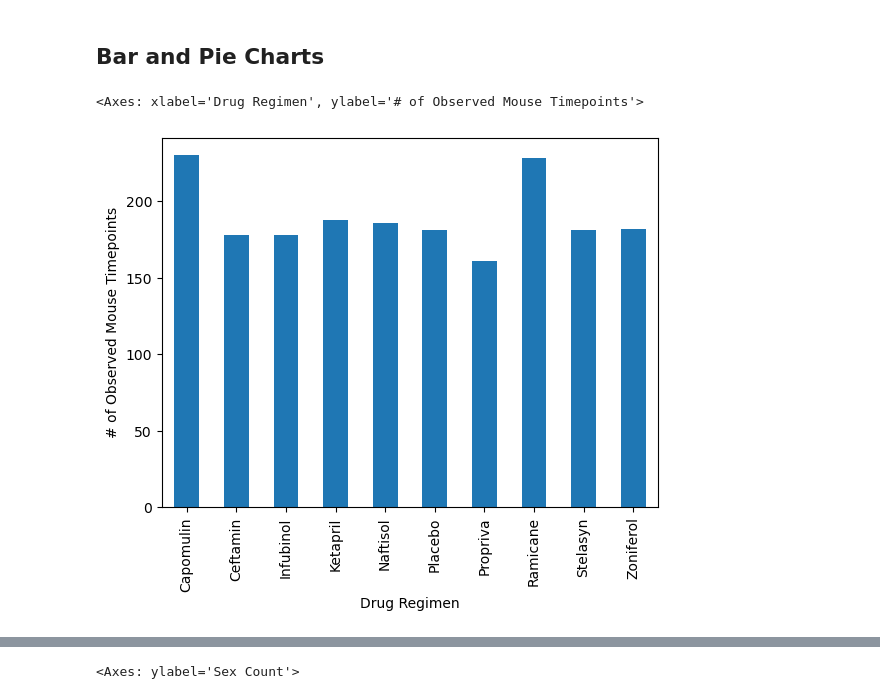
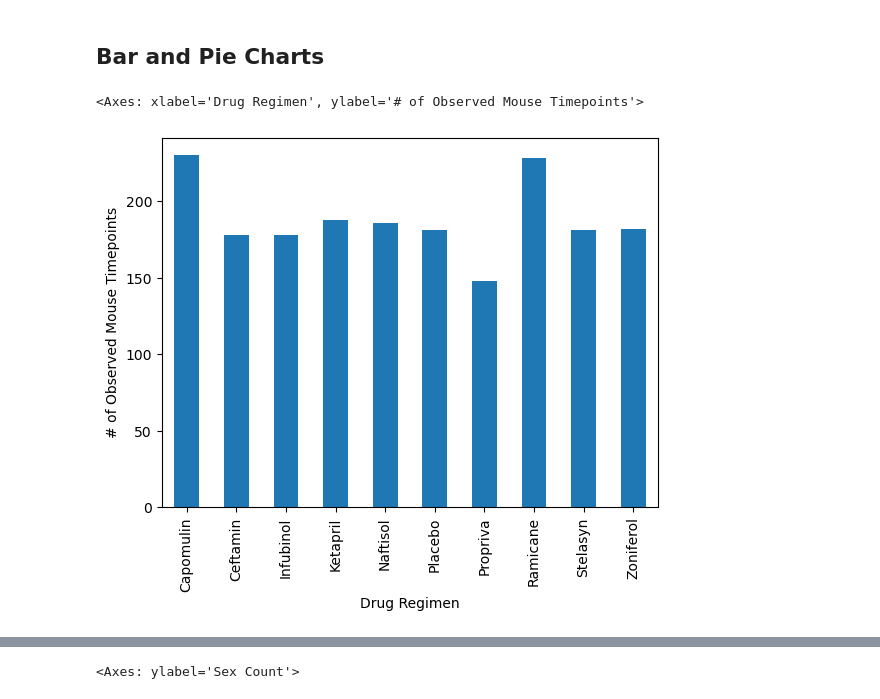
Before and after one commit to Oleslamburger/Module5-challenge, a Jupyter notebook: Starter_Code 3/pymaceuticals_starter_Analysis.ipynb, the cells around one changed output, grey strips where cells are left out. Drawn from its saved outputs; the diff is of its cells as text; code cells hidden in the pictures.

```diff
--- a/Starter_Code 3/pymaceuticals_starter_Analysis.ipynb
+++ b/Starter_Code 3/pymaceuticals_starter_Analysis.ipynb
@@ -8,9 +8,11 @@
 # %%
 # Dependencies and Setup
 import matplotlib.pyplot as plt
+import numpy as np
 import pandas as pd
 import scipy.stats as st
 from pathlib import Path
+from scipy.stats import linregress
 
 # Study data files
 mouse_metadata_path = Path('./Pymaceuticals/data/Mouse_metadata.csv')
@@ -22,10 +24,10 @@ mouse_metadata = pd.read_csv(mouse_metadata_path)
 study_results = pd.read_csv(study_results_path)
 
 # Combine the data into a single DataFrame
-Pymaceuticals_DF = pd.merge(mouse_metadata, study_results, how='left', on=["Mouse ID"])
+Pymaceuticals_DF = pd.merge(mouse_metadata, study_results, how='outer', on=["Mouse ID"])
 
 # Display the data table for preview
-Pymaceuticals_DF
+Pymaceuticals_DF.head()
 # %% [output]
 |  | Mouse ID | Drug Regimen | Sex | Age_months | Weight (g) | Timepoint | Tumor Volume (mm3) | ... |
 | 0 | k403 | Ramicane | Male | 21 | 16 | 0 | 45.000000 | ... |
@@ -77,6 +68,7 @@ KeyError: True
 # %%
 # Create a clean DataFrame by dropping the duplicate mouse by its ID.
-Pymaceuticals_DF = Pymaceuticals_DF.drop_duplicates(["Mouse ID"])
-Pymaceuticals_DF
+Pymaceuticals_DF = Pymaceuticals_DF[Pymaceuticals_DF['Mouse ID'] !='g989']
+mouse_metadata = mouse_metadata[mouse_metadata['Mouse ID'] != 'g989']
+Pymaceuticals_DF.head()
 # %% [output]
 |  | Mouse ID | Drug Regimen | Sex | Age_months | Weight (g) | Timepoint | Tumor Volume (mm3) | ... |
@@ -136,10 +120,12 @@ pd.agg
 # %%
 # Generate a bar plot showing the total number of rows (Mouse ID/Timepoints) for each drug regimen using Pandas.
 observed_timepoints = Pymaceuticals_DF.groupby("Drug Regimen")["Timepoint"].count()
 Bar_df = pd.DataFrame({"Observed Timepoints": observed_timepoints})
+Bar_df
+Bar_df.sort_values(by=["Observed Timepoints"], ascending=False)
 Bar_df.plot(kind="bar",xlabel="Drug Regimen", ylabel="# of Observed Mouse Timepoints",legend=False)
 # %% [output]
 <Axes: xlabel='Drug Regimen', ylabel='# of Observed Mouse Timepoints'>
-[figure, old version]
+[figure, new version]
 # %%
 # Generate a bar plot showing the total number of rows (Mouse ID/Timepoints) for each drug regimen using pyplot.
```
Also changed, not shown: parts of 19 cells of this notebook, 3 other files.
